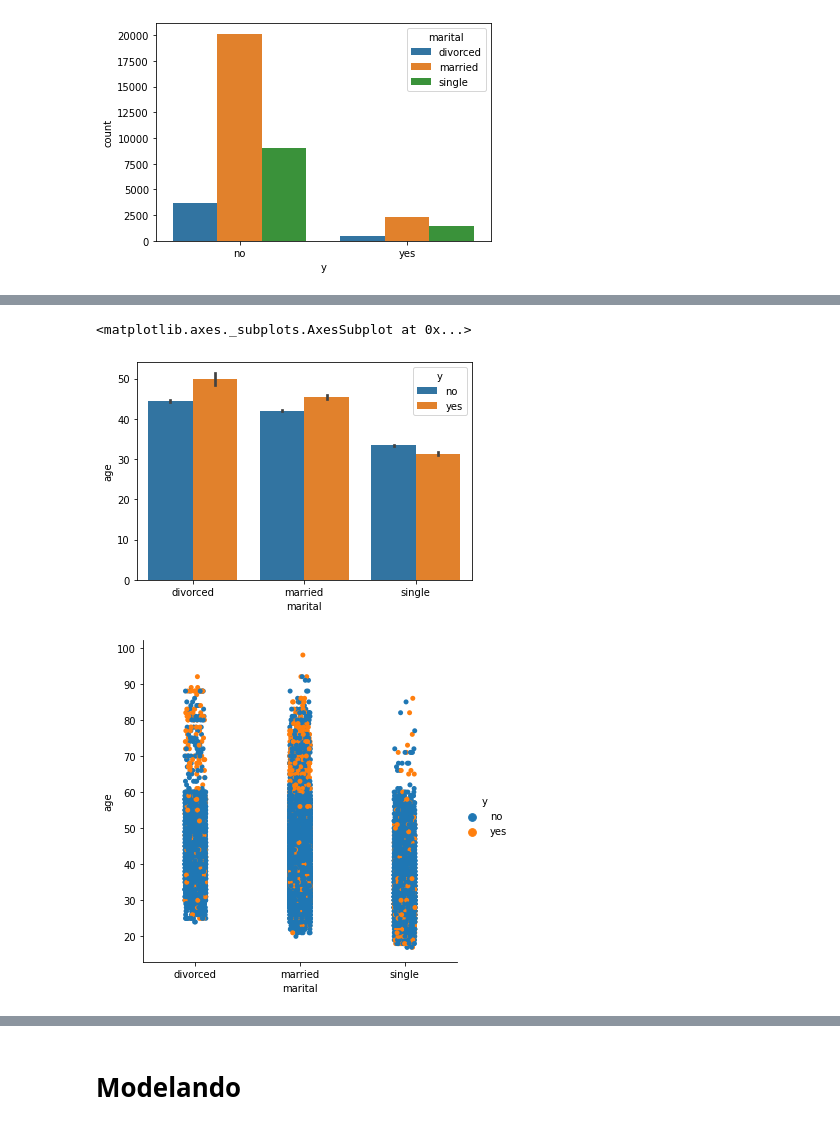
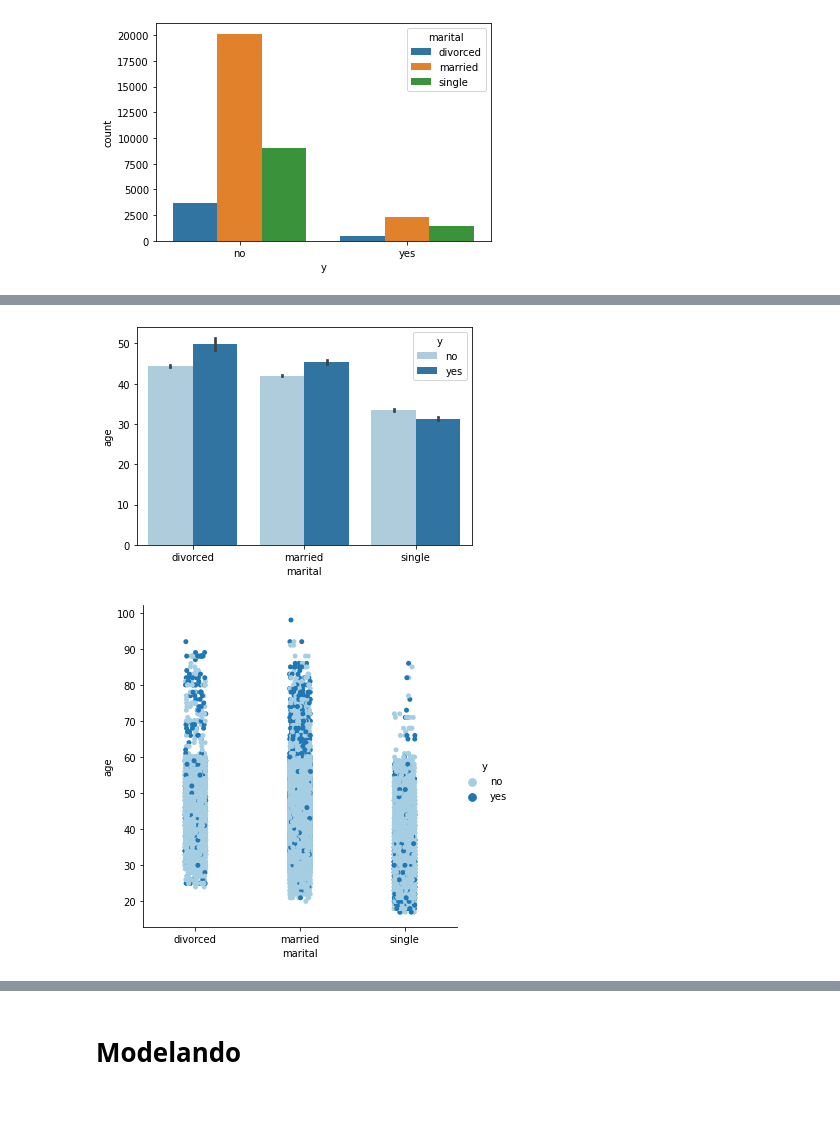
Before and after one commit to sarah-duarte/ciencia_de_dados, a Jupyter notebook: ciencia_de_dados.ipynb, the cells around one changed output, grey strips where cells are left out. Cells and saved outputs as stored; diff of their text form; code cells hidden in the pictures.

```diff
--- a/ciencia_de_dados.ipynb
+++ b/ciencia_de_dados.ipynb
@@ -67,10 +74,11 @@ sns.countplot(data=df, x='y', hue='marital')
 # %%
-sns.barplot(data=df, x='marital', y='age', hue='y')
+sns.barplot(data=df, x='marital', y='age', hue='y', palette='Paired')
+plt.show()
 # %% [output]
-<matplotlib.axes._subplots.AxesSubplot at 0x...>
-[figure, old version]
+[figure, new version]
 # %%
-sns.catplot(data=df, x='marital', y='age', hue='y')
+sns.figsize=(15, 5)
+sns.catplot(data=df, x='marital', y='age', hue='y', palette='Paired')
 plt.show()
 # %% [output]
-[figure, old version]
+[figure, new version]
```
Also changed, not shown: parts of 11 cells of this notebook.
